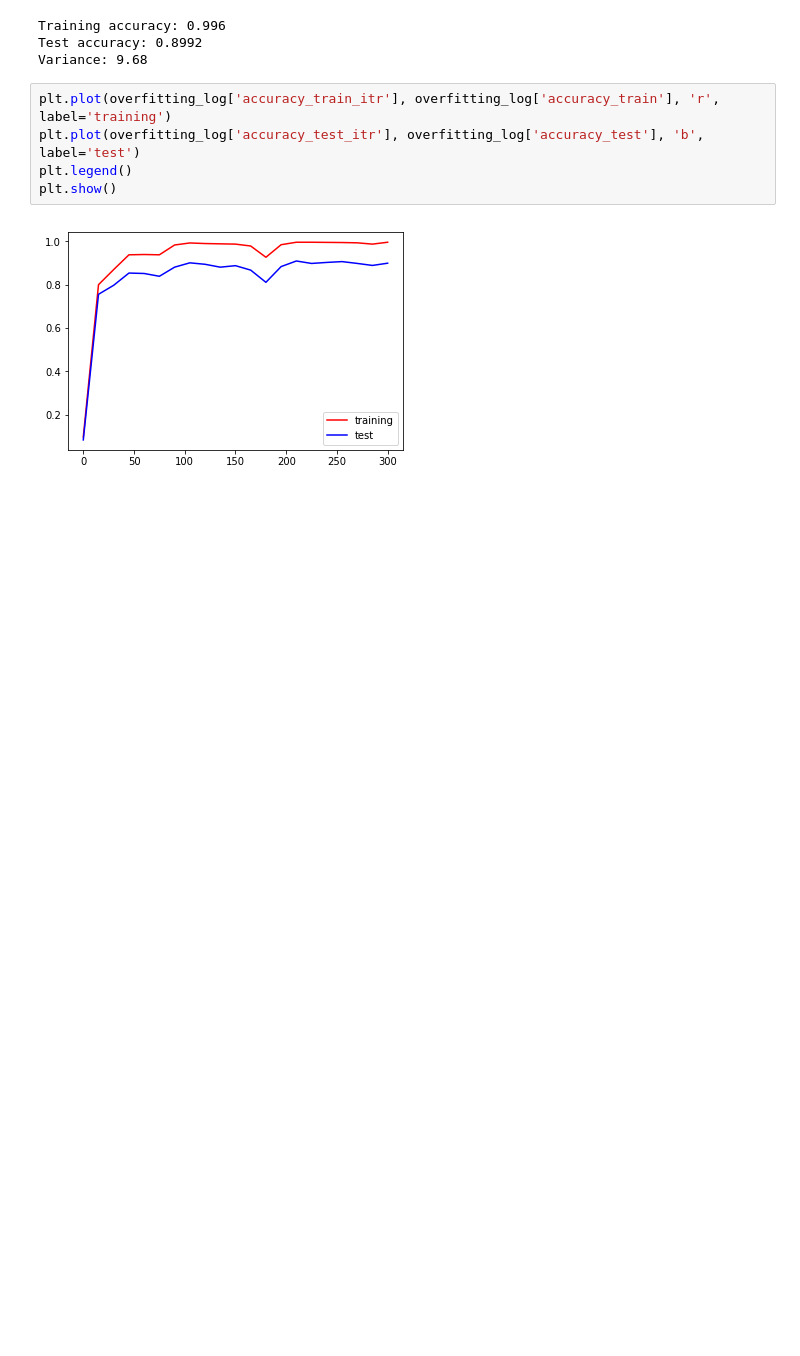
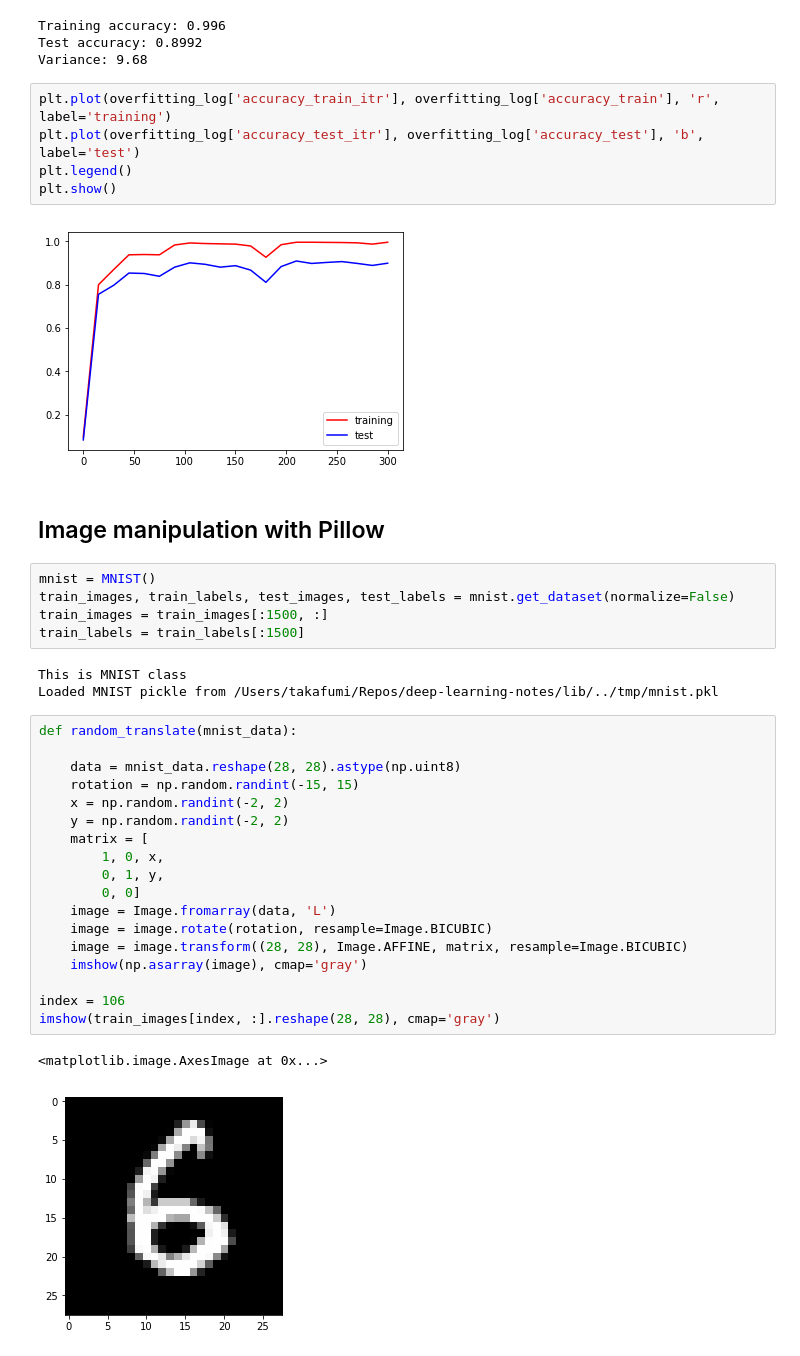
Before and after one commit to takaiwai/deep-learning-for-art-and-design, a Jupyter notebook: 08_8_data_augmentation.ipynb, the cells around one changed output. Cells and saved outputs as stored; diff of their text form; blank space fills up the shorter version.

Commit message:
Data augmentation works

```diff
--- a/08_8_data_augmentation.ipynb
+++ b/08_8_data_augmentation.ipynb
@@ -26,3 +30,34 @@ plt.legend()
 plt.show()
 # %% [output]
 [figure]
+# %% [markdown]
+## Image manipulation with Pillow
+# %%
+mnist = MNIST()
+train_images, train_labels, test_images, test_labels = mnist.get_dataset(normalize=False)
+train_images = train_images[:1500, :]
+train_labels = train_labels[:1500]
+# %% [output]
+This is MNIST class
+Loaded MNIST pickle from /Users/takafumi/Repos/deep-learning-notes/lib/../tmp/mnist.pkl
+# %%
+def random_translate(mnist_data):
+
+    data = mnist_data.reshape(28, 28).astype(np.uint8)
+    rotation = np.random.randint(-15, 15)
+    x = np.random.randint(-2, 2)
+    y = np.random.randint(-2, 2)
+    matrix = [
+        1, 0, x,
+        0, 1, y,
+        0, 0]
+    image = Image.fromarray(data, 'L')
+    image = image.rotate(rotation, resample=Image.BICUBIC)
+    image = image.transform((28, 28), Image.AFFINE, matrix, resample=Image.BICUBIC)
+    imshow(np.asarray(image), cmap='gray')
+
+index = 106
+imshow(train_images[index, :].reshape(28, 28), cmap='gray')
+# %% [output]
+<matplotlib.image.AxesImage at 0x...>
+[figure, added]
```
Also changed, not shown: parts of 5 cells of this notebook, 1 other file.
